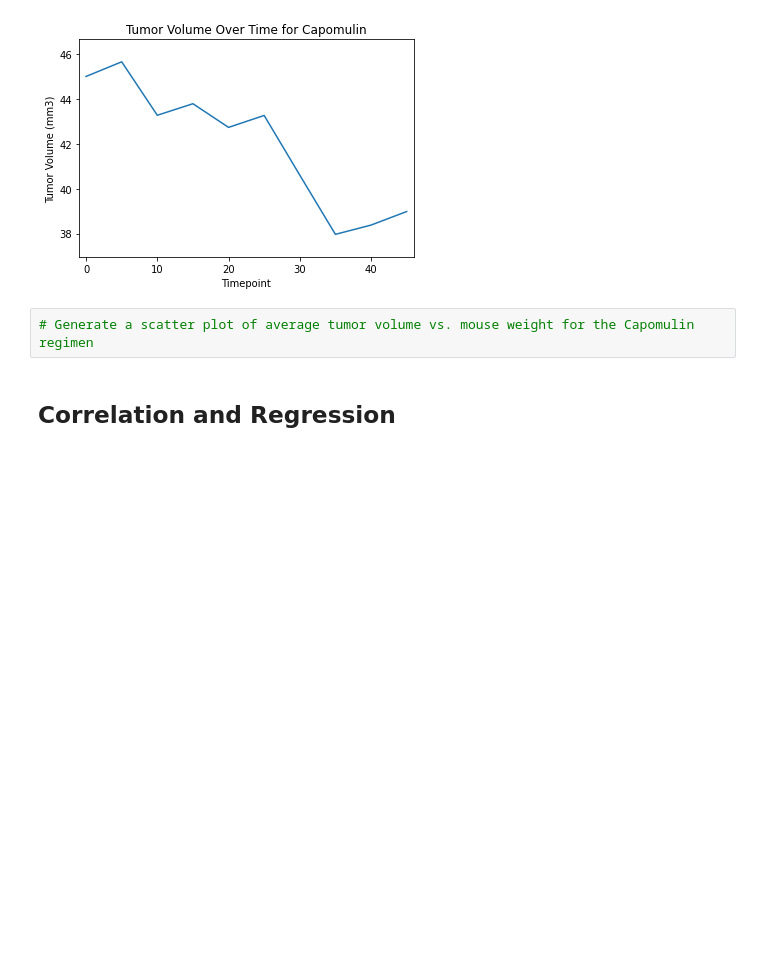
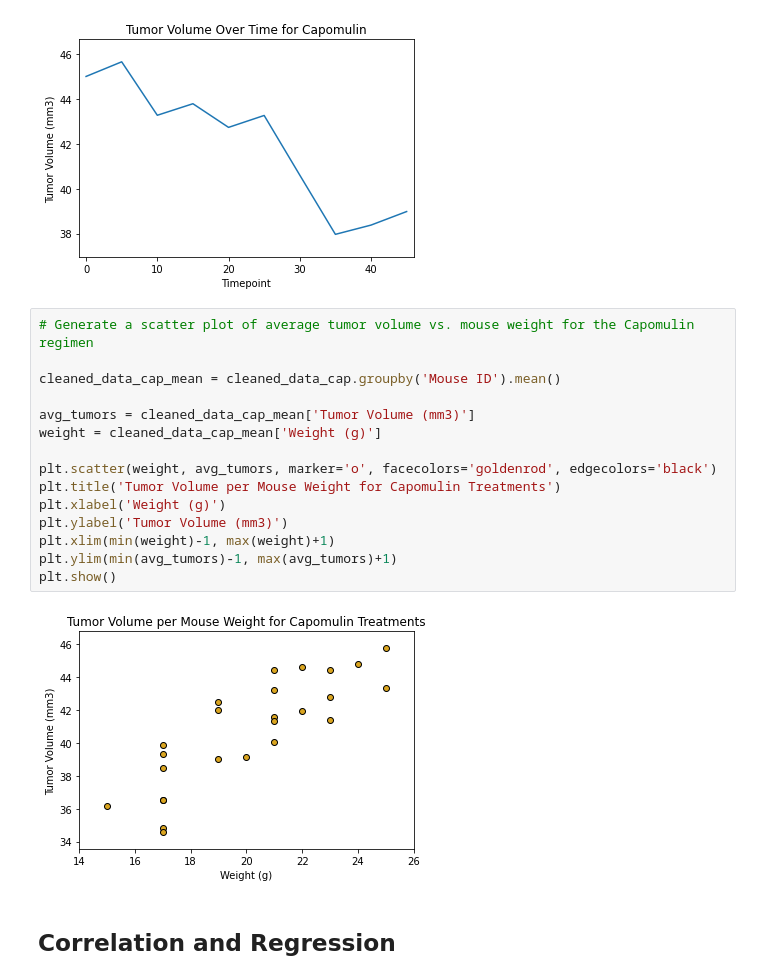
Before and after one commit to pspitzer86/Matplotlib-Challenge, a Jupyter notebook: Pymaceuticals_challenge.ipynb, the cells around one changed output. Saved outputs shown, nothing was run; the diff lists cells and outputs as text; blank space fills up the shorter version.

Commit message:
created scatter plot of mouse weight vs avg tumor volume, attempting agg func

```diff
--- a/Pymaceuticals_challenge.ipynb
+++ b/Pymaceuticals_challenge.ipynb
@@ -297,8 +299,23 @@ plt.ylim(min(tumors)-1, max(tumors)+1)
 plt.show()
 # %% [output]
 [figure]
-# %%
-# Generate a scatter plot of average tumor volume vs. mouse weight for the Capomulin regimen
+# %%
+# Generate a scatter plot of average tumor volume vs. mouse weight for the Capomulin regimen
+
+cleaned_data_cap_mean = cleaned_data_cap.groupby('Mouse ID').mean()
+
+avg_tumors = cleaned_data_cap_mean['Tumor Volume (mm3)']
+weight = cleaned_data_cap_mean['Weight (g)']
+
+plt.scatter(weight, avg_tumors, marker='o', facecolors='goldenrod', edgecolors='black')
+plt.title('Tumor Volume per Mouse Weight for Capomulin Treatments')
+plt.xlabel('Weight (g)')
+plt.ylabel('Tumor Volume (mm3)')
+plt.xlim(min(weight)-1, max(weight)+1)
+plt.ylim(min(avg_tumors)-1, max(avg_tumors)+1)
+plt.show()
+# %% [output]
+[figure, added]
 # %% [markdown]
 ## Correlation and Regression
 # %%
```
Also changed, not shown: parts of 4 cells of this notebook.
